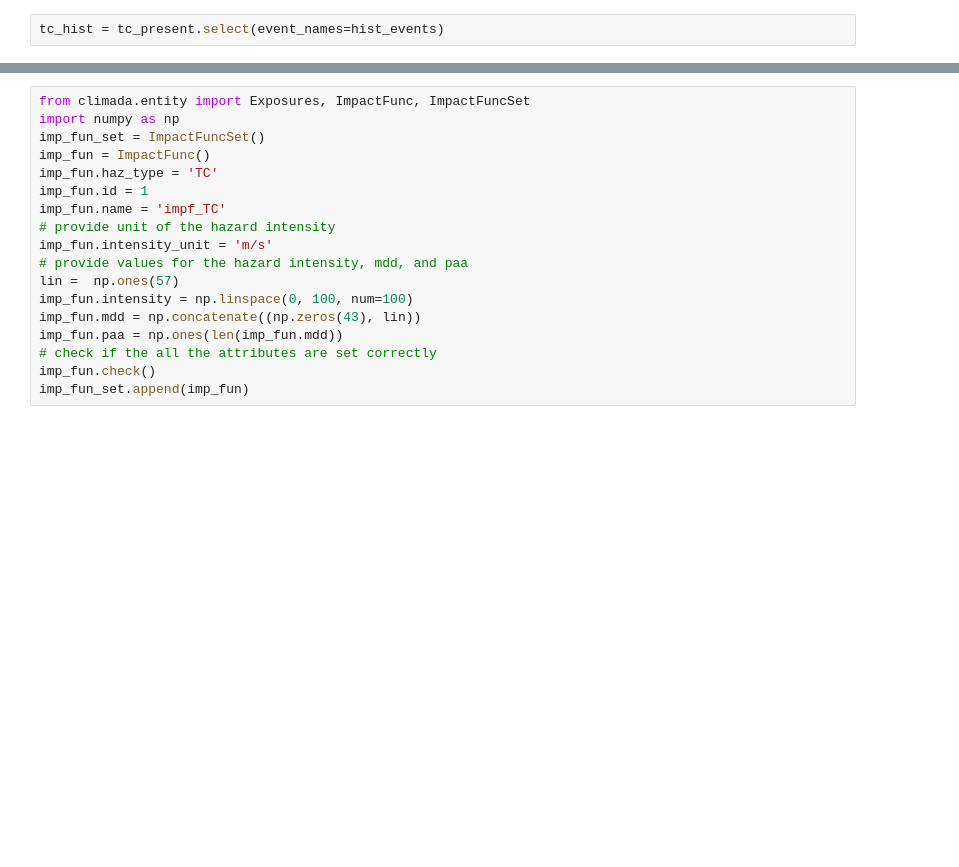
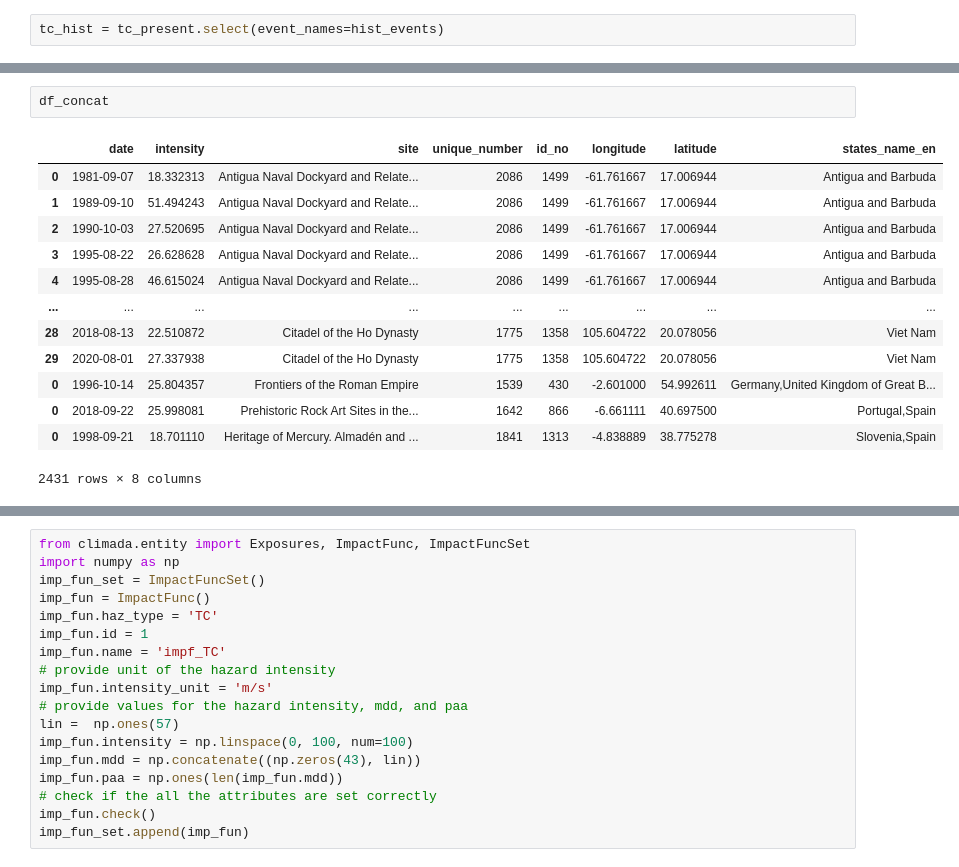
Before and after one commit to zeliest/UNESCO, a Jupyter notebook: unesco_sites.ipynb, the cells around one changed output, grey strips where cells are left out. Saved outputs shown, nothing was run; the diff lists cells and outputs as text; blank space fills up the shorter version.

```diff
--- a/unesco_sites.ipynb
+++ b/unesco_sites.ipynb
@@ -46,0 +135,16 @@ tc_hist = tc_present.select(event_names=hist_events)
+# %%
+df_concat
+# %% [output]
+|  | date | intensity | site | unique_number | id_no | longitude | latitude | states_name_en |
+| 0 | 1981-09-07 | 18.332313 | Antigua Naval Dockyard and Relate... | 2086 | 1499 | -61.761667 | 17.006944 | Antigua and Barbuda |
+| 1 | 1989-09-10 | 51.494243 | Antigua Naval Dockyard and Relate... | 2086 | 1499 | -61.761667 | 17.006944 | Antigua and Barbuda |
+| 2 | 1990-10-03 | 27.520695 | Antigua Naval Dockyard and Relate... | 2086 | 1499 | -61.761667 | 17.006944 | Antigua and Barbuda |
+| 3 | 1995-08-22 | 26.628628 | Antigua Naval Dockyard and Relate... | 2086 | 1499 | -61.761667 | 17.006944 | Antigua and Barbuda |
+| 4 | 1995-08-28 | 46.615024 | Antigua Naval Dockyard and Relate... | 2086 | 1499 | -61.761667 | 17.006944 | Antigua and Barbuda |
+| ... | ... | ... | ... | ... | ... | ... | ... | ... |
+| 28 | 2018-08-13 | 22.510872 | Citadel of the Ho Dynasty | 1775 | 1358 | 105.604722 | 20.078056 | Viet Nam |
+| 29 | 2020-08-01 | 27.337938 | Citadel of the Ho Dynasty | 1775 | 1358 | 105.604722 | 20.078056 | Viet Nam |
+| 0 | 1996-10-14 | 25.804357 | Frontiers of the Roman Empire | 1539 | 430 | -2.601000 | 54.992611 | Germany,United Kingdom of Great B... |
+| 0 | 2018-09-22 | 25.998081 | Prehistoric Rock Art Sites in the... | 1642 | 866 | -6.661111 | 40.697500 | Portugal,Spain |
+| 0 | 1998-09-21 | 18.701110 | Heritage of Mercury. Almadén and ... | 1841 | 1313 | -4.838889 | 38.775278 | Slovenia,Spain |
+2431 rows × 8 columns
```
Also changed, not shown: parts of 38 cells of this notebook, 5 other files.
